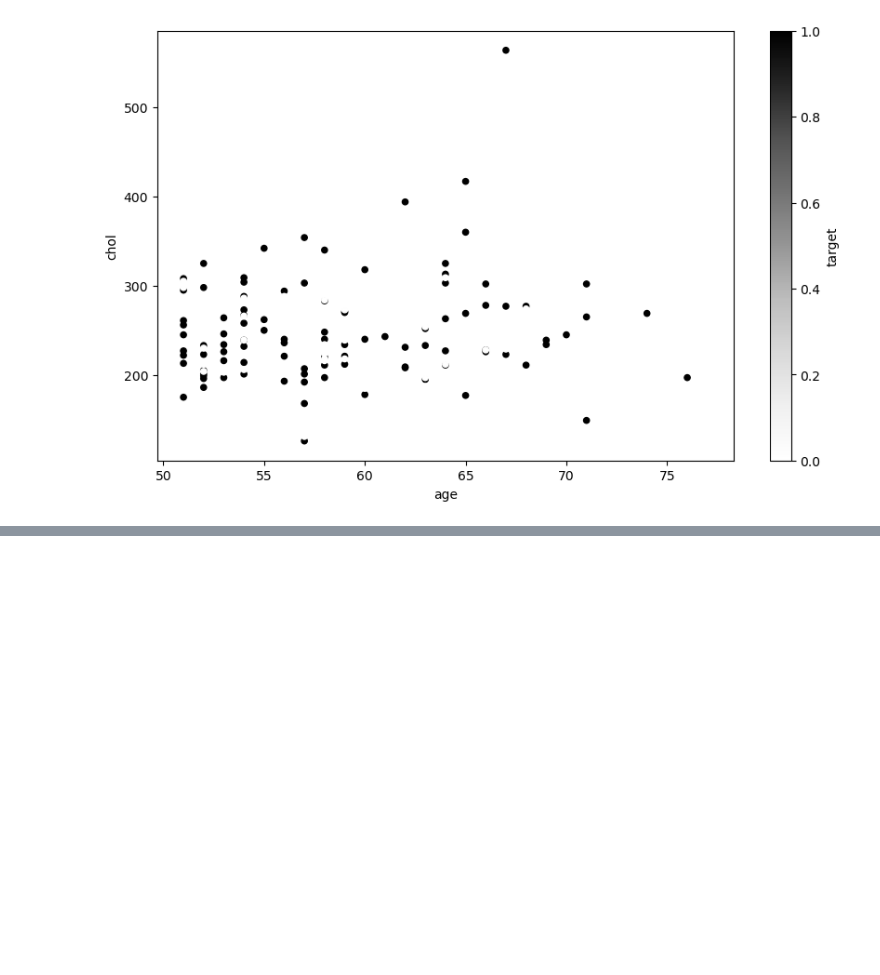
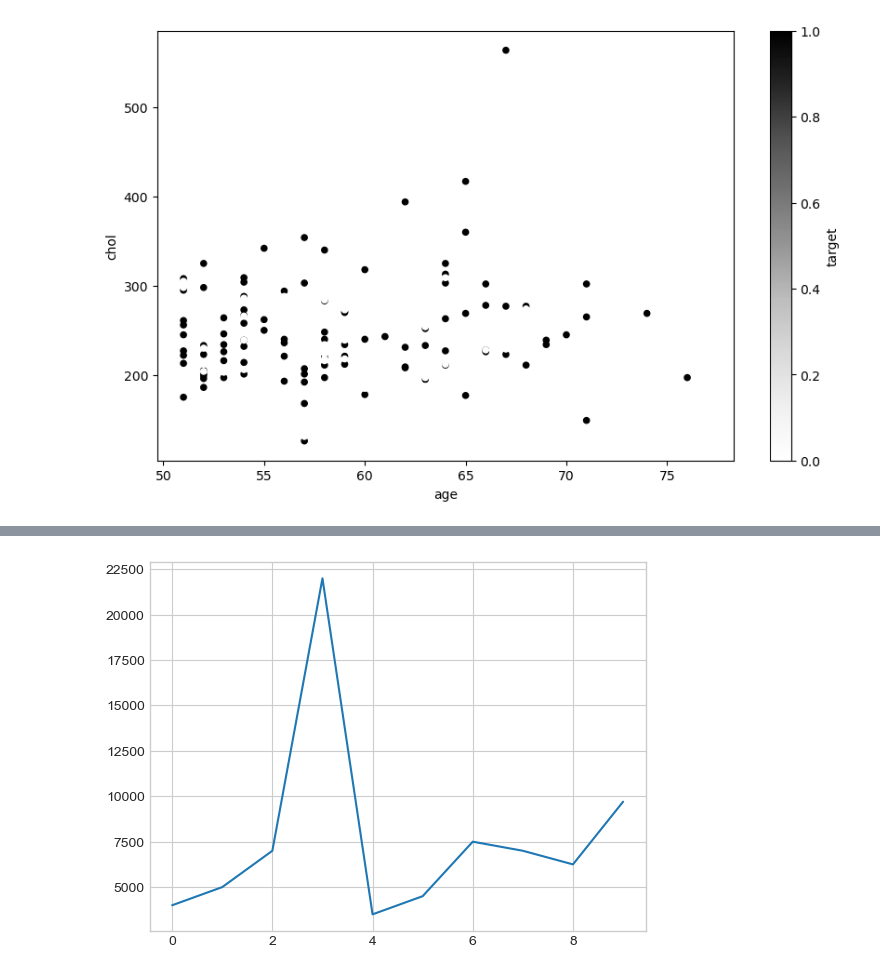
Before and after one commit to JaikumarPaswan/ML-Learning, a Jupyter notebook: introduction-to-matplotlib.ipynb, the cells around one changed output, grey strips where cells are left out. Saved outputs shown, nothing was run; the diff lists cells and outputs as text; code cells hidden in the pictures; blank space fills up the shorter version.

```diff
--- a/introduction-to-matplotlib.ipynb
+++ b/introduction-to-matplotlib.ipynb
@@ -394,0 +504,6 @@ ax.set(title="Heart Disease and Cholestrol Levels",
+# %%
+plt.style.use("seaborn-v0_8-whitegrid")
+# %%
+car_sales["Price"].plot();
+# %% [output]
+[figure, added]
```
Also changed, not shown: parts of 22 cells of this notebook.
